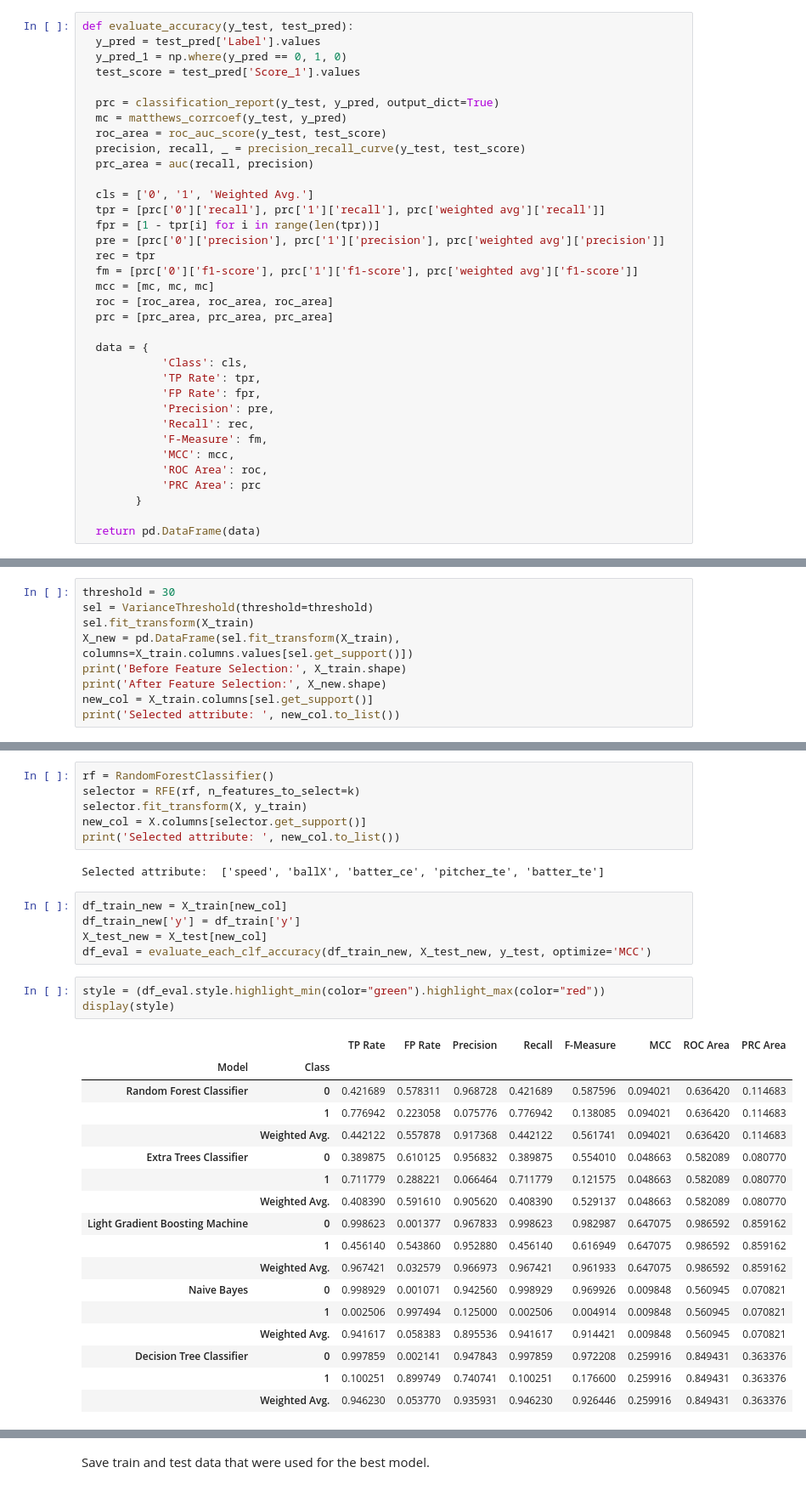
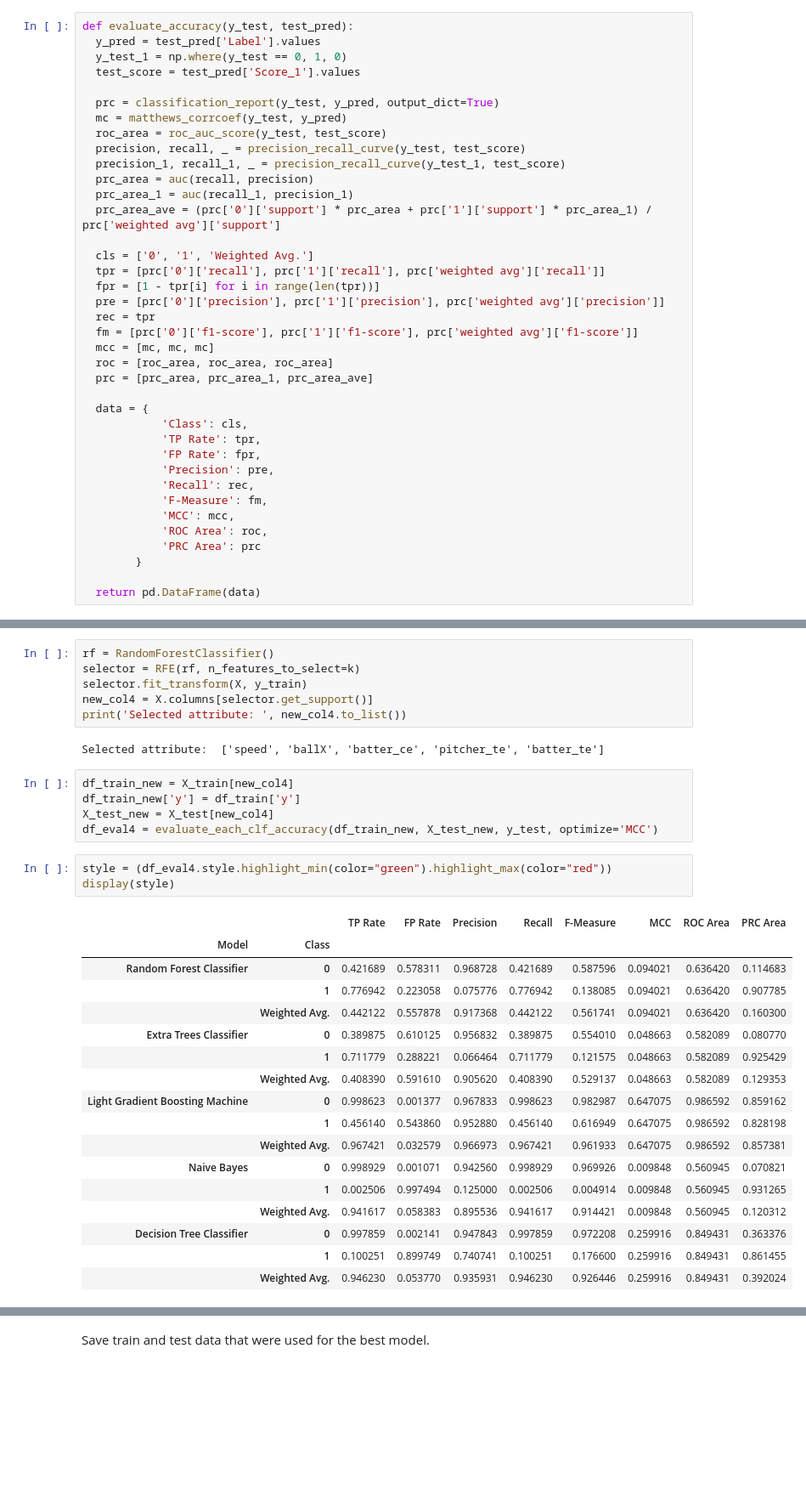
Before and after one commit to tomo0530/CS699_Term_Project, a Jupyter notebook: CS699_Term_Project.ipynb, the cells around one changed output, grey strips where cells are left out. Shown at 85% size. Saved outputs shown, nothing was run; the diff lists cells and outputs as text; blank space fills up the shorter version.

```diff
--- a/CS699_Term_Project.ipynb
+++ b/CS699_Term_Project.ipynb
@@ -165,14 +157,17 @@ Create a function to evaluate classifier using predicted result and actual test
 # %%
 def evaluate_accuracy(y_test, test_pred):
   y_pred = test_pred['Label'].values
-  y_pred_1 = np.where(y_pred == 0, 1, 0)
+  y_test_1 = np.where(y_test == 0, 1, 0)
   test_score = test_pred['Score_1'].values
 
   prc = classification_report(y_test, y_pred, output_dict=True)
   mc = matthews_corrcoef(y_test, y_pred)
   roc_area = roc_auc_score(y_test, test_score)
   precision, recall, _ = precision_recall_curve(y_test, test_score)
+  precision_1, recall_1, _ = precision_recall_curve(y_test_1, test_score)
   prc_area = auc(recall, precision)
+  prc_area_1 = auc(recall_1, precision_1)
+  prc_area_ave = (prc['0']['support'] * prc_area + prc['1']['support'] * prc_area_1) / prc['weighted avg']['support']
 
   cls = ['0', '1', 'Weighted Avg.']
   tpr = [prc['0']['recall'], prc['1']['recall'], prc['weighted avg']['recall']]
@@ -182,7 +177,7 @@ def evaluate_accuracy(y_test, test_pred):
   fm = [prc['0']['f1-score'], prc['1']['f1-score'], prc['weighted avg']['f1-score']]
   mcc = [mc, mc, mc]
   roc = [roc_area, roc_area, roc_area]
-  prc = [prc_area, prc_area, prc_area]
+  prc = [prc_area, prc_area_1, prc_area_ave]
 
   data = {
             'Class': cls,
@@ -247,9 +278,0 @@ k = 5
-# %%
-threshold = 30
-sel = VarianceThreshold(threshold=threshold)
-sel.fit_transform(X_train)
-X_new = pd.DataFrame(sel.fit_transform(X_train), columns=X_train.columns.values[sel.get_support()])
-print('Before Feature Selection:', X_train.shape)
-print('After Feature Selection:', X_new.shape)
-new_col = X_train.columns[sel.get_support()]
-print('Selected attribute: ', new_col.to_list())
@@ -401,33 +448,33 @@ Use Random Forest and recursive feature elimination
 rf = RandomForestClassifier()
 selector = RFE(rf, n_features_to_select=k)
 selector.fit_transform(X, y_train)
-new_col = X.columns[selector.get_support()]
-print('Selected attribute: ', new_col.to_list())
+new_col4 = X.columns[selector.get_support()]
+print('Selected attribute: ', new_col4.to_list())
 # %% [output]
 Selected attribute:  ['speed', 'ballX', 'batter_ce', 'pitcher_te', 'batter_te']
 # %%
-df_train_new = X_train[new_col]
+df_train_new = X_train[new_col4]
 df_train_new['y'] = df_train['y']
-X_test_new = X_test[new_col]
-df_eval = evaluate_each_clf_accuracy(df_train_new, X_test_new, y_test, optimize='MCC')
+X_test_new = X_test[new_col4]
+df_eval4 = evaluate_each_clf_accuracy(df_train_new, X_test_new, y_test, optimize='MCC')
 # %%
-style = (df_eval.style.highlight_min(color="green").highlight_max(color="red"))
+style = (df_eval4.style.highlight_min(color="green").highlight_max(color="red"))
 display(style)
 # %% [output]
 |  |  | TP Rate | FP Rate | Precision | Recall | F-Measure | MCC | ROC Area | PRC Area |
 | Model | Class |  |  |  |  |  |  |  |  |
 | Random Forest Classifier | 0 | 0.421689 | 0.578311 | 0.968728 | 0.421689 | 0.587596 | 0.094021 | 0.636420 | 0.114683 |
-|  | 1 | 0.776942 | 0.223058 | 0.075776 | 0.776942 | 0.138085 | 0.094021 | 0.636420 | 0.114683 |
-|  | Weighted Avg. | 0.442122 | 0.557878 | 0.917368 | 0.442122 | 0.561741 | 0.094021 | 0.636420 | 0.114683 |
+|  | 1 | 0.776942 | 0.223058 | 0.075776 | 0.776942 | 0.138085 | 0.094021 | 0.636420 | 0.907785 |
+|  | Weighted Avg. | 0.442122 | 0.557878 | 0.917368 | 0.442122 | 0.561741 | 0.094021 | 0.636420 | 0.160300 |
 | Extra Trees Classifier | 0 | 0.389875 | 0.610125 | 0.956832 | 0.389875 | 0.554010 | 0.048663 | 0.582089 | 0.080770 |
-|  | 1 | 0.711779 | 0.288221 | 0.066464 | 0.711779 | 0.121575 | 0.048663 | 0.582089 | 0.080770 |
-|  | Weighted Avg. | 0.408390 | 0.591610 | 0.905620 | 0.408390 | 0.529137 | 0.048663 | 0.582089 | 0.080770 |
+|  | 1 | 0.711779 | 0.288221 | 0.066464 | 0.711779 | 0.121575 | 0.048663 | 0.582089 | 0.925429 |
+|  | Weighted Avg. | 0.408390 | 0.591610 | 0.905620 | 0.408390 | 0.529137 | 0.048663 | 0.582089 | 0.129353 |
 | Light Gradient Boosting Machine | 0 | 0.998623 | 0.001377 | 0.967833 | 0.998623 | 0.982987 | 0.647075 | 0.986592 | 0.859162 |
-|  | 1 | 0.456140 | 0.543860 | 0.952880 | 0.456140 | 0.616949 | 0.647075 | 0.986592 | 0.859162 |
-|  | Weighted Avg. | 0.967421 | 0.032579 | 0.966973 | 0.967421 | 0.961933 | 0.647075 | 0.986592 | 0.859162 |
+|  | 1 | 0.456140 | 0.543860 | 0.952880 | 0.456140 | 0.616949 | 0.647075 | 0.986592 | 0.828198 |
+|  | Weighted Avg. | 0.967421 | 0.032579 | 0.966973 | 0.967421 | 0.961933 | 0.647075 | 0.986592 | 0.857381 |
 | Naive Bayes | 0 | 0.998929 | 0.001071 | 0.942560 | 0.998929 | 0.969926 | 0.009848 | 0.560945 | 0.070821 |
-|  | 1 | 0.002506 | 0.997494 | 0.125000 | 0.002506 | 0.004914 | 0.009848 | 0.560945 | 0.070821 |
-|  | Weighted Avg. | 0.941617 | 0.058383 | 0.895536 | 0.941617 | 0.914421 | 0.009848 | 0.560945 | 0.070821 |
+|  | 1 | 0.002506 | 0.997494 | 0.125000 | 0.002506 | 0.004914 | 0.009848 | 0.560945 | 0.931265 |
+|  | Weighted Avg. | 0.941617 | 0.058383 | 0.895536 | 0.941617 | 0.914421 | 0.009848 | 0.560945 | 0.120312 |
 | Decision Tree Classifier | 0 | 0.997859 | 0.002141 | 0.947843 | 0.997859 | 0.972208 | 0.259916 | 0.849431 | 0.363376 |
-|  | 1 | 0.100251 | 0.899749 | 0.740741 | 0.100251 | 0.176600 | 0.259916 | 0.849431 | 0.363376 |
-|  | Weighted Avg. | 0.946230 | 0.053770 | 0.935931 | 0.946230 | 0.926446 | 0.259916 | 0.849431 | 0.363376 |
+|  | 1 | 0.100251 | 0.899749 | 0.740741 | 0.100251 | 0.176600 | 0.259916 | 0.849431 | 0.861455 |
+|  | Weighted Avg. | 0.946230 | 0.053770 | 0.935931 | 0.946230 | 0.926446 | 0.259916 | 0.849431 | 0.392024 |
```
Also changed, not shown: parts of 77 cells of this notebook.
